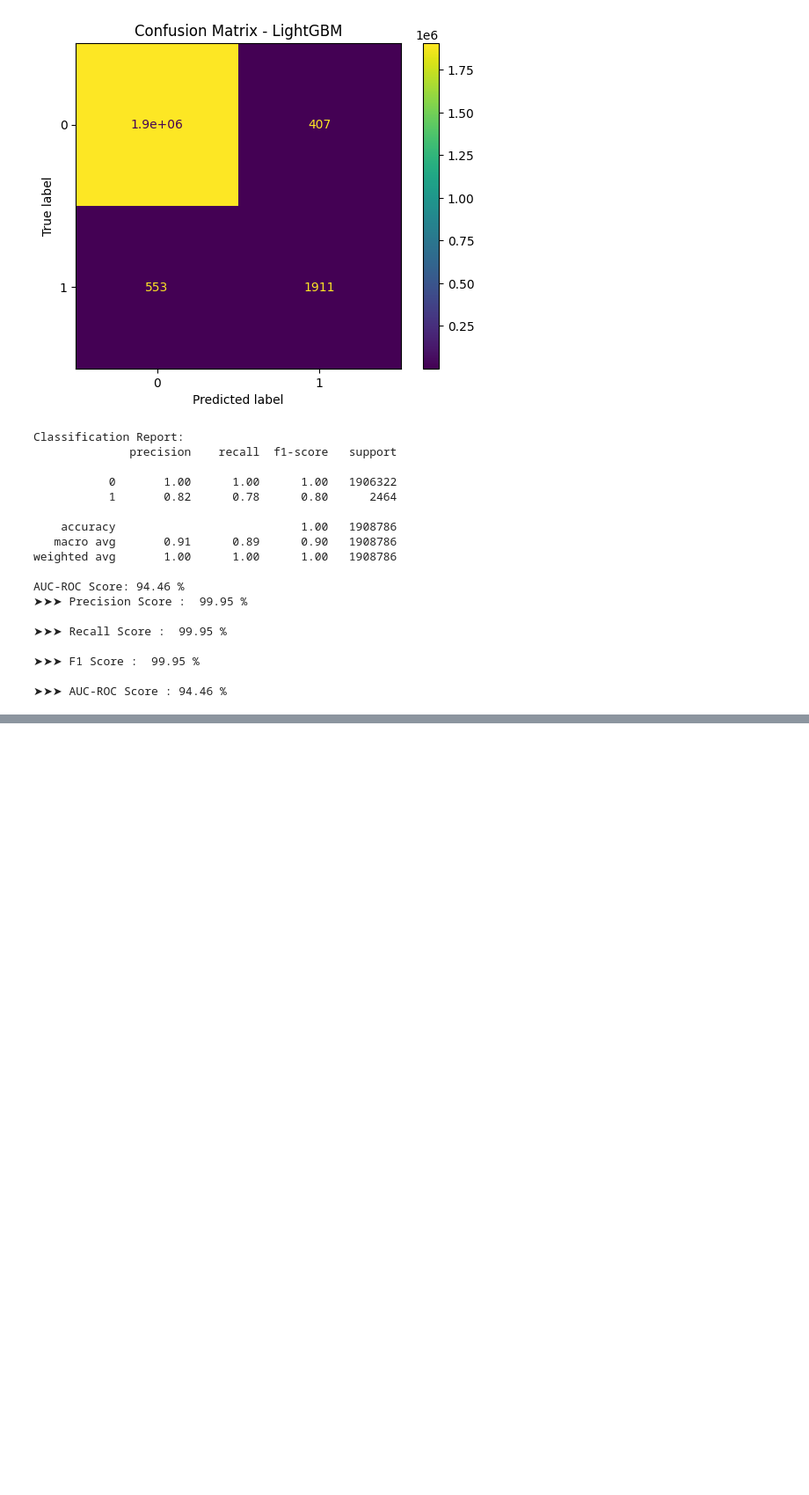
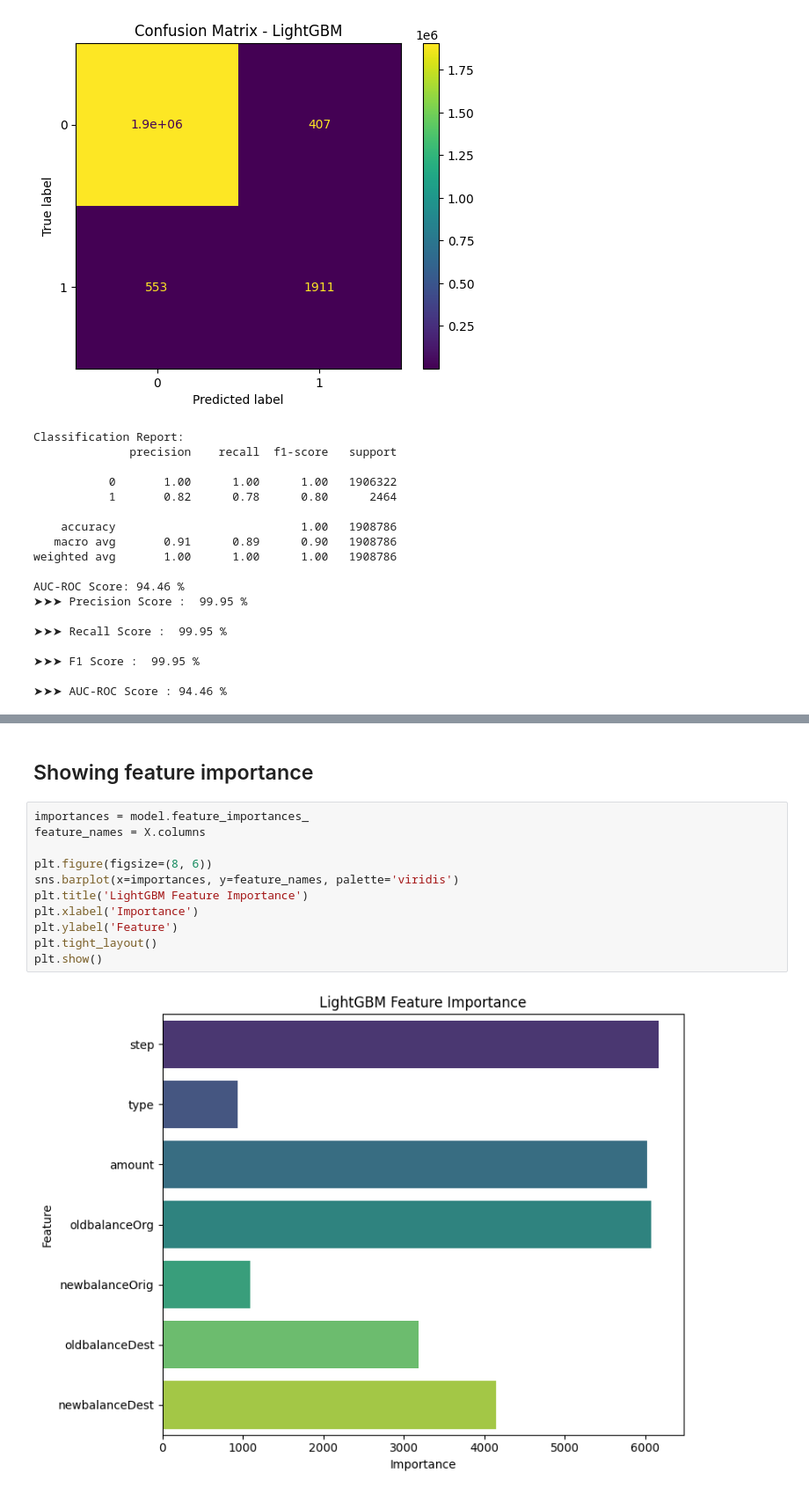
Before and after one commit to vernenlim/DSA4263, a Jupyter notebook: Notebooks/1.0-wdc-LGBM-model.ipynb, the cells around one changed output, grey strips where cells are left out. Shown: that part at 88% size. Saved outputs shown, nothing was run; the diff lists cells and outputs as text; blank space fills up the shorter version.

```diff
--- a/Notebooks/1.0-wdc-LGBM-model.ipynb
+++ b/Notebooks/1.0-wdc-LGBM-model.ipynb
@@ -185,0 +219,15 @@ AUC-ROC Score: 94.46 %
+# %% [markdown]
+## Showing feature importance
+# %%
+importances = model.feature_importances_
+feature_names = X.columns
+
+plt.figure(figsize=(8, 6))
+sns.barplot(x=importances, y=feature_names, palette='viridis')
+plt.title('LightGBM Feature Importance')
+plt.xlabel('Importance')
+plt.ylabel('Feature')
+plt.tight_layout()
+plt.show()
+# %% [output]
+[figure, added]
```
Also changed, not shown: parts of 8 cells of this notebook, 2 other files.
